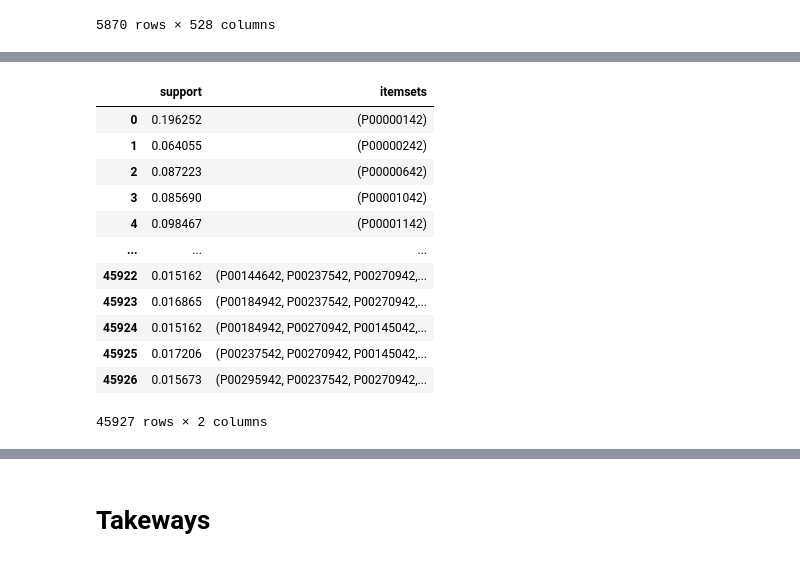
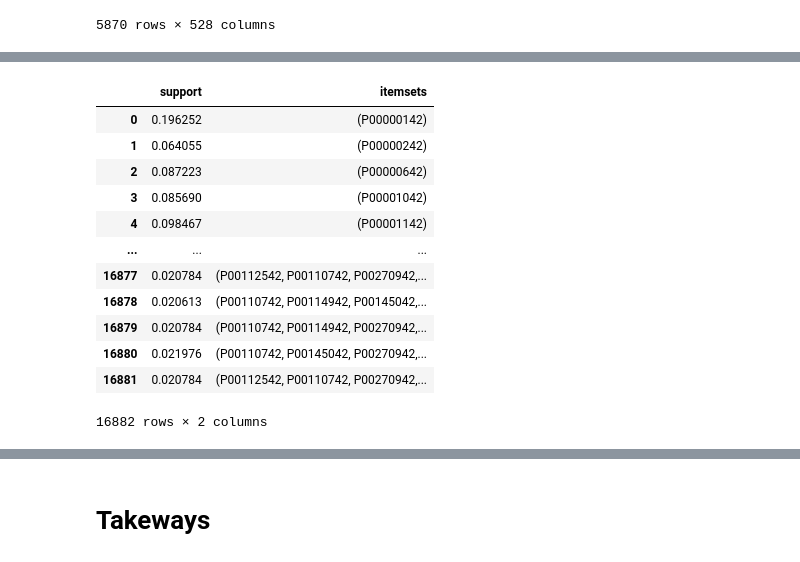
Before and after one commit to cetinus-gulin/ie423, a Jupyter notebook: task5-6-7/task7-gulin.ipynb, the cells around one changed output, grey strips where cells are left out. Cells and saved outputs as stored; diff of their text form; code cells hidden in the pictures.

```diff
--- a/task5-6-7/task7-gulin.ipynb
+++ b/task5-6-7/task7-gulin.ipynb
@@ -103,10 +99,10 @@ Requirement already satisfied: six>=1.5 in /Library/Frameworks/Python.framework/
 5870 rows × 528 columns
 # %%
 %%time
-# Determine the items and itemsets with at least 1.5% support (generates all itemsets and then filters by support)
+# Determine the items and itemsets with at least 2% support (generates all itemsets and then filters by support)
 
 from mlxtend.frequent_patterns import apriori
 
-frequent_itemsets = apriori(dfPurchase, min_support=0.015, use_colnames=True)
+frequent_itemsets = apriori(dfPurchase, min_support=0.02, use_colnames=True)
 frequent_itemsets
 # %% [output]
@@ -115,16 +111,16 @@ Wall time: 2min 54s
 |  | support | itemsets |
 | 0 | 0.196252 | (P00000142) |
 | 1 | 0.064055 | (P00000242) |
 | 2 | 0.087223 | (P00000642) |
 | 3 | 0.085690 | (P00001042) |
 | 4 | 0.098467 | (P00001142) |
 | ... | ... | ... |
-| 45922 | 0.015162 | (P00144642, P00237542, P00270942,... |
-| 45923 | 0.016865 | (P00184942, P00237542, P00270942,... |
-| 45924 | 0.015162 | (P00184942, P00270942, P00145042,... |
-| 45925 | 0.017206 | (P00237542, P00270942, P00145042,... |
-| 45926 | 0.015673 | (P00295942, P00237542, P00270942,... |
+| 16877 | 0.020784 | (P00112542, P00110742, P00270942,... |
+| 16878 | 0.020613 | (P00110742, P00114942, P00145042,... |
+| 16879 | 0.020784 | (P00110742, P00114942, P00270942,... |
+| 16880 | 0.021976 | (P00110742, P00145042, P00270942,... |
+| 16881 | 0.020784 | (P00112542, P00110742, P00270942,... |
-45927 rows × 2 columns
+16882 rows × 2 columns
 # %%
 %%time
 # Speed up by using pattern fragment growth method for mining frequent itemsets (uses density to find good itemsets)
```
Also changed, not shown: parts of 7 cells of this notebook, 1 other file.
